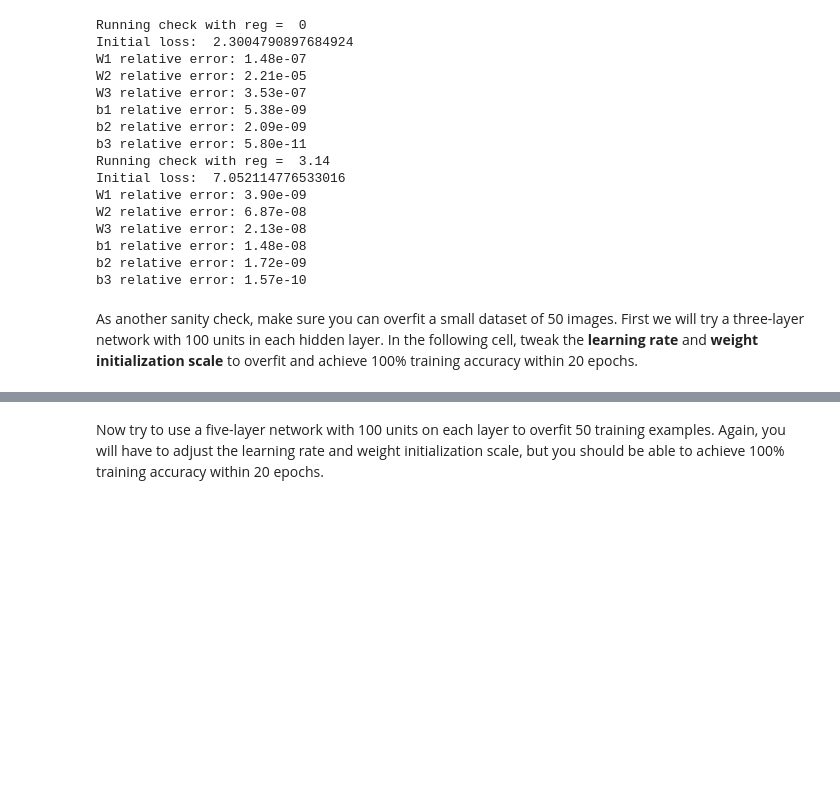
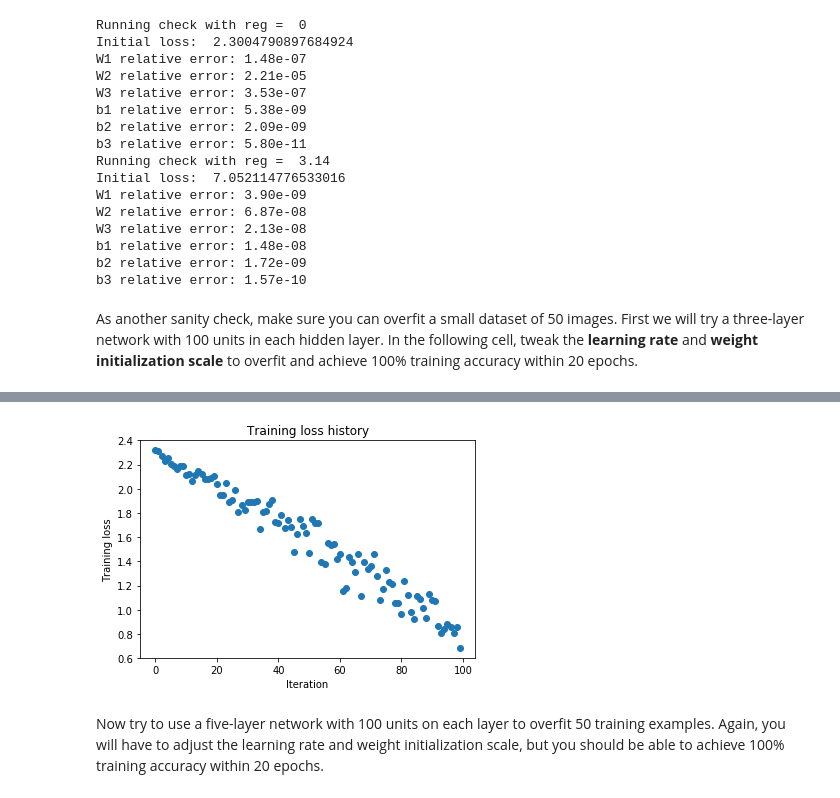
Before and after one commit to sadullahgultekin/Miletos-Internship, a Jupyter notebook: assignment2/FullyConnectedNets.ipynb, the cells around one changed output, grey strips where cells are left out. Saved outputs shown, nothing was run; the diff lists cells and outputs as text; code cells hidden in the pictures; blank space fills up the shorter version.

```diff
--- a/assignment2/FullyConnectedNets.ipynb
+++ b/assignment2/FullyConnectedNets.ipynb
@@ -442,12 +442,12 @@ small_data = {
   'y_val': data['y_val'],
 }
 
-weight_scale = 1e-2   # Experiment with this!
-learning_rate = 1e-4  # Experiment with this!
+weight_scale = 1e-2  # Experiment with this!
+learning_rate = 1e-3  # Experiment with this!
 model = FullyConnectedNet([100, 100],
               weight_scale=weight_scale, dtype=np.float64)
 solver = Solver(model, small_data,
-                print_every=10, num_epochs=20, batch_size=25,
+                print_every=10, num_epochs=50, batch_size=25,
                 update_rule='sgd',
                 optim_config={
                   'learning_rate': learning_rate,
@@ -460,3 +460,4 @@ plt.title('Training loss history')
 plt.xlabel('Iteration')
 plt.ylabel('Training loss')
 plt.show()
+# %% [output]
@@ -463,3 +481,4 @@ plt.show()
+[figure, added]
 # %% [markdown]
 Now try to use a five-layer network with 100 units on each layer to overfit 50 training examples. Again, you will have to adjust the learning rate and weight initialization scale, but you should be able to achieve 100% training accuracy within 20 epochs.
 # %%
```
Also changed, not shown: parts of 7 cells of this notebook, 1 other file.
